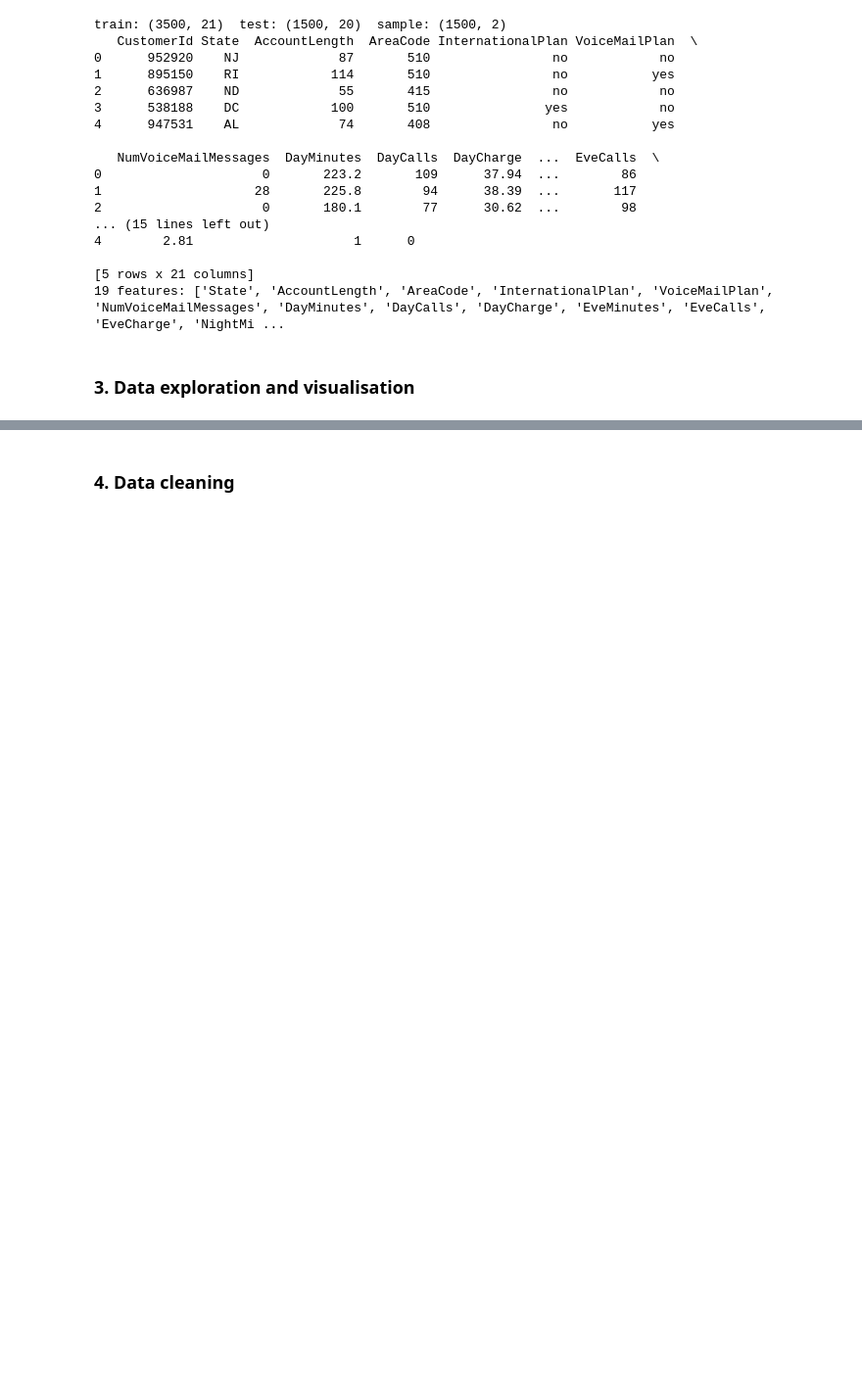
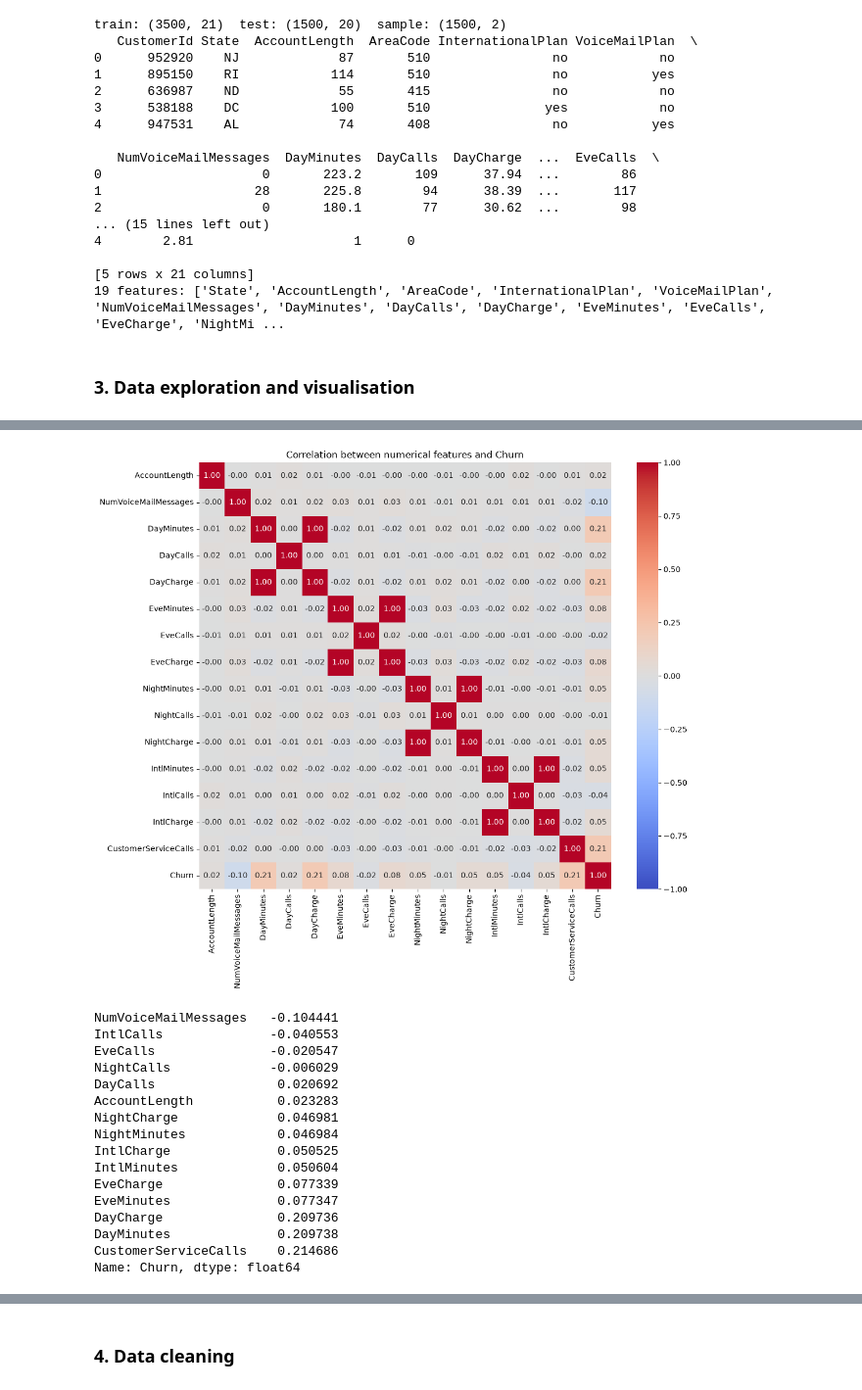
Before and after one commit to kacoew/DAT200-CAs, a Jupyter notebook: CA04_26H/CA4_Group6.ipynb.ipynb, the cells around one changed output, grey strips where cells are left out. Shown at 98% size. Saved outputs shown, nothing was run; the diff lists cells and outputs as text; code cells hidden in the pictures; blank space fills up the shorter version.

```diff
--- a/CA04_26H/CA4_Group6.ipynb.ipynb
+++ b/CA04_26H/CA4_Group6.ipynb.ipynb
@@ -144,0 +213,35 @@ plt.show()
+# %%
+# Correlation matrix and heatmap of numeric_features
+corr = train[numeric_features + ["Churn"]].corr() # compute correlation matrix for all features and target
+plt.figure(figsize=(12, 10)) # set fig size
+sns.heatmap(corr, annot=True, # gives each cell a the numeric value
+            fmt=".2f", # format numbers to 2 decimal places
+            cmap="coolwarm",
+            vmin=-1,
+            vmax=1)
+plt.title("Correlation between numerical features and Churn")
+plt.show()
+
+print(corr["Churn"].drop("Churn").sort_values())   # correlation of each feature with quality
+
+# weak positive correlation of DayMinutes, DayCharge, CustomerServiceCalls (0.21)
+# weak negative correlation of NumVoiceMailMessages (-0.10)
+# Also, we have some multicollinearity in 4 type of charge/calls/minutes for DayMinutes, DayCalls, DayCharge as well as EveMinutes, EveCalls, EveCharge as well as NightMinutes, NightCalls, NightCharge as well as IntlMinutes, IntlCalls, IntlCharge
+# %% [output]
+[figure, added]
+NumVoiceMailMessages   -0.104441
+IntlCalls              -0.040553
+EveCalls               -0.020547
+NightCalls             -0.006029
+DayCalls                0.020692
+AccountLength           0.023283
+NightCharge             0.046981
+NightMinutes            0.046984
+IntlCharge              0.050525
+IntlMinutes             0.050604
+EveCharge               0.077339
+EveMinutes              0.077347
+DayCharge               0.209736
+DayMinutes              0.209738
+CustomerServiceCalls    0.214686
+Name: Churn, dtype: float64
```
Also changed, not shown: parts of 7 cells of this notebook.
